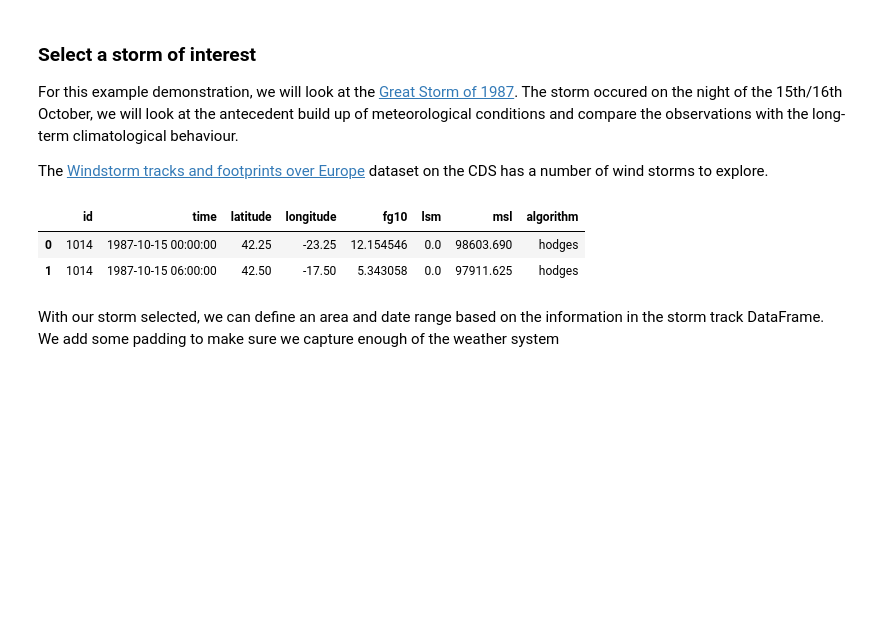
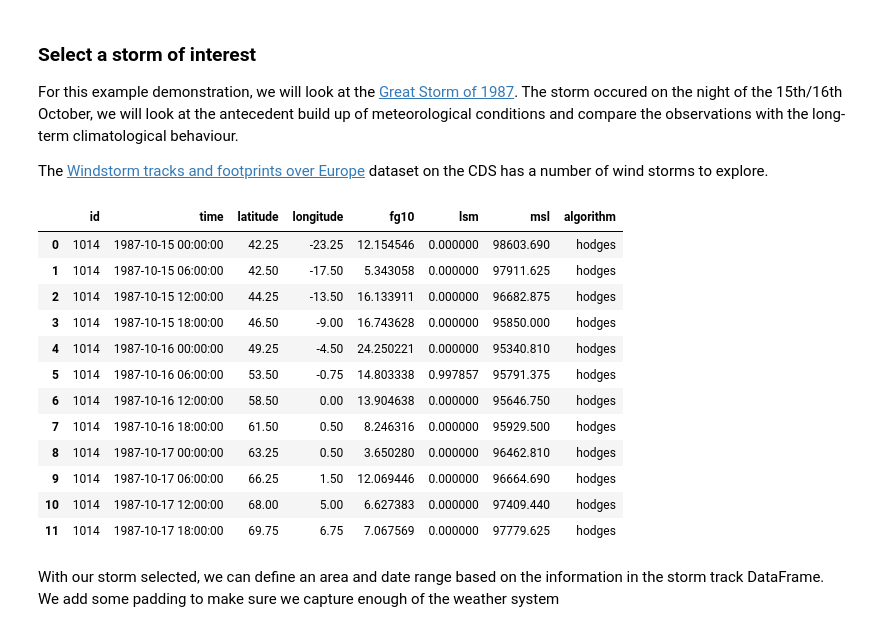
Before and after one commit to EddyCMWF/c3s-training-submodule-insitu-obs, a Jupyter notebook: insitu-obs-against-climatology.ipynb, the cells around one changed output. Saved outputs shown, nothing was run; the diff lists cells and outputs as text; code cells hidden in the pictures; blank space fills up the shorter version.

```diff
--- a/insitu-obs-against-climatology.ipynb
+++ b/insitu-obs-against-climatology.ipynb
@@ -54,22 +54,32 @@ day = "15"
 # %%
 storm_dataset = "sis-european-wind-storm-reanalysis"
 storm_request = {
     "product": "windstorm_track",
     "variable": "all",
     "tracking_algorithm": ["hodges"],
     "event_aggregation": "single_event",
     "year": year,
     "month": month,
     "day": day
 }
 storm_ekds = ekd.from_source("cds", storm_dataset, storm_request)
 storm_df = storm_ekds.to_pandas()
 storm_df["time"] = pd.to_datetime(storm_df["time"])
-storm_df[:2]
+storm_df
 # %% [output]
 |  | id | time | latitude | longitude | fg10 | lsm | msl | algorithm |
-| 0 | 1014 | 1987-10-15 00:00:00 | 42.25 | -23.25 | 12.154546 | 0.0 | 98603.690 | hodges |
-| 1 | 1014 | 1987-10-15 06:00:00 | 42.50 | -17.50 | 5.343058 | 0.0 | 97911.625 | hodges |
+| 0 | 1014 | 1987-10-15 00:00:00 | 42.25 | -23.25 | 12.154546 | 0.000000 | 98603.690 | hodges |
+| 1 | 1014 | 1987-10-15 06:00:00 | 42.50 | -17.50 | 5.343058 | 0.000000 | 97911.625 | hodges |
+| 2 | 1014 | 1987-10-15 12:00:00 | 44.25 | -13.50 | 16.133911 | 0.000000 | 96682.875 | hodges |
+| 3 | 1014 | 1987-10-15 18:00:00 | 46.50 | -9.00 | 16.743628 | 0.000000 | 95850.000 | hodges |
+| 4 | 1014 | 1987-10-16 00:00:00 | 49.25 | -4.50 | 24.250221 | 0.000000 | 95340.810 | hodges |
+| 5 | 1014 | 1987-10-16 06:00:00 | 53.50 | -0.75 | 14.803338 | 0.997857 | 95791.375 | hodges |
+| 6 | 1014 | 1987-10-16 12:00:00 | 58.50 | 0.00 | 13.904638 | 0.000000 | 95646.750 | hodges |
+| 7 | 1014 | 1987-10-16 18:00:00 | 61.50 | 0.50 | 8.246316 | 0.000000 | 95929.500 | hodges |
+| 8 | 1014 | 1987-10-17 00:00:00 | 63.25 | 0.50 | 3.650280 | 0.000000 | 96462.810 | hodges |
+| 9 | 1014 | 1987-10-17 06:00:00 | 66.25 | 1.50 | 12.069446 | 0.000000 | 96664.690 | hodges |
+| 10 | 1014 | 1987-10-17 12:00:00 | 68.00 | 5.00 | 6.627383 | 0.000000 | 97409.440 | hodges |
+| 11 | 1014 | 1987-10-17 18:00:00 | 69.75 | 6.75 | 7.067569 | 0.000000 | 97779.625 | hodges |
 # %% [markdown]
 With our storm selected, we can define an area and date range based on the information in the storm track DataFrame. We add some padding to make sure we capture enough of the weather system
 # %%
```
